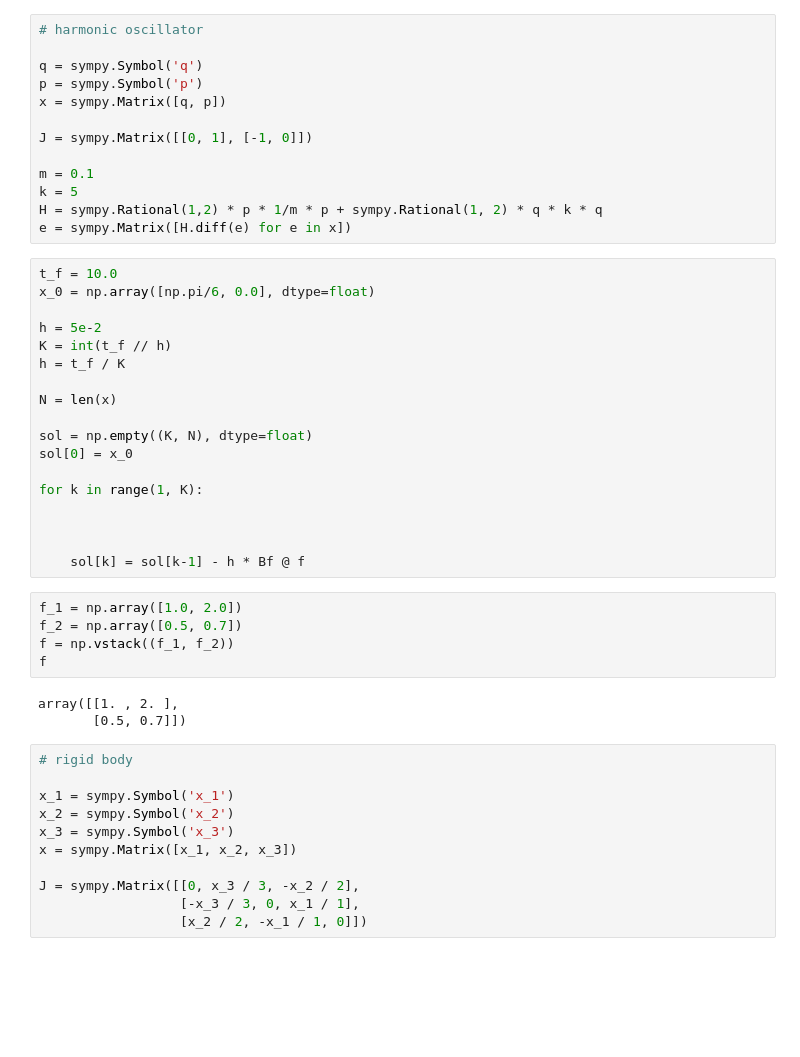
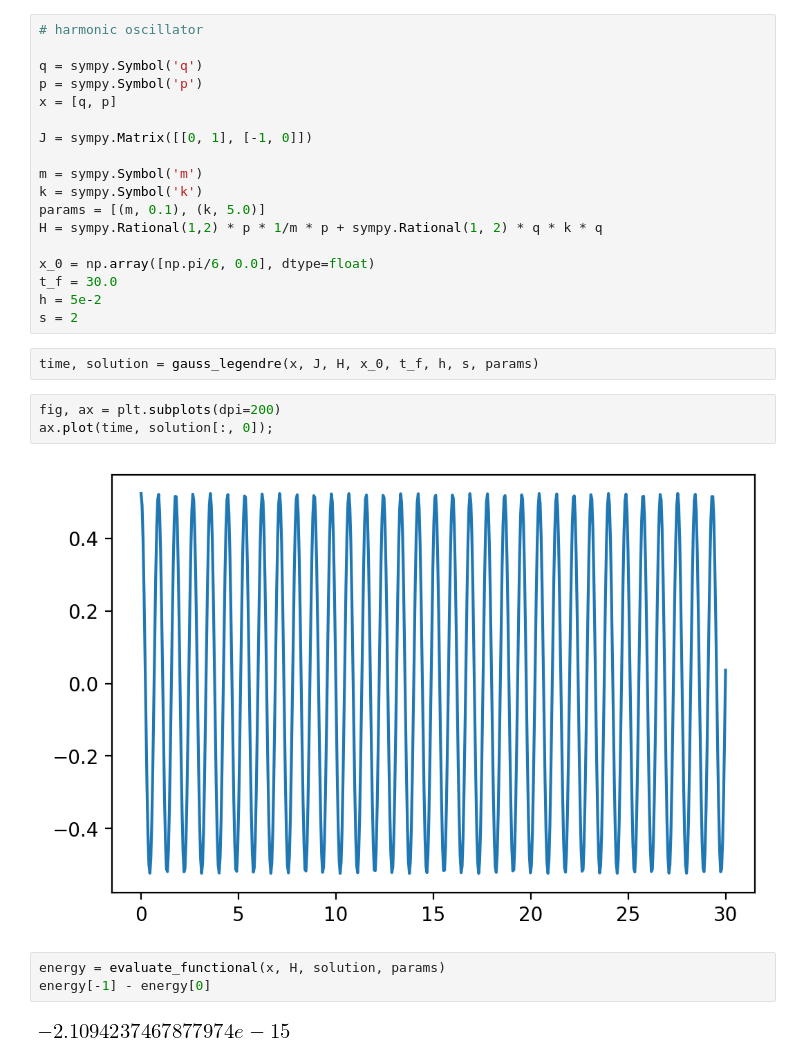
Before and after one commit to MarkusLohmayer/master-thesis-code, a Jupyter notebook: Gauss-Legendre.ipynb, the cells around one changed output. Drawn from its saved outputs; the diff is of its cells as text; blank space fills up the shorter version.

Commit message:
implemented Gauss-Legendre collocation methods

```diff
--- a/Gauss-Legendre.ipynb
+++ b/Gauss-Legendre.ipynb
@@ -281,48 +15,28 @@ array([0.5, 0.5])
 
 q = sympy.Symbol('q')
 p = sympy.Symbol('p')
-x = sympy.Matrix([q, p])
+x = [q, p]
 
 J = sympy.Matrix([[0, 1], [-1, 0]])
 
-m = 0.1
-k = 5
+m = sympy.Symbol('m')
+k = sympy.Symbol('k')
+params = [(m, 0.1), (k, 5.0)]
 H = sympy.Rational(1,2) * p * 1/m * p + sympy.Rational(1, 2) * q * k * q
-e = sympy.Matrix([H.diff(e) for e in x])
+
+x_0 = np.array([np.pi/6, 0.0], dtype=float)
+t_f = 30.0
+h = 5e-2
+s = 2
-# %%
-t_f = 10.0
-x_0 = np.array([np.pi/6, 0.0], dtype=float)
-
-h = 5e-2
-K = int(t_f // h)
-h = t_f / K
-
-N = len(x)
-
-sol = np.empty((K, N), dtype=float)
-sol[0] = x_0
-
-for k in range(1, K):
-
-
-
-    sol[k] = sol[k-1] - h * Bf @ f
-# %%
-f_1 = np.array([1.0, 2.0])
-f_2 = np.array([0.5, 0.7])
-f = np.vstack((f_1, f_2))
-f
-# %% [output]
-array([[1. , 2. ],
-       [0.5, 0.7]])
-# %%
-# rigid body
-
-x_1 = sympy.Symbol('x_1')
-x_2 = sympy.Symbol('x_2')
-x_3 = sympy.Symbol('x_3')
-x = sympy.Matrix([x_1, x_2, x_3])
-
-J = sympy.Matrix([[0, x_3 / 3, -x_2 / 2],
-                  [-x_3 / 3, 0, x_1 / 1],
-                  [x_2 / 2, -x_1 / 1, 0]])
+# %%
+time, solution = gauss_legendre(x, J, H, x_0, t_f, h, s, params)
+# %%
+fig, ax = plt.subplots(dpi=200)
+ax.plot(time, solution[:, 0]);
+# %% [output]
+[figure, added]
+# %%
+energy = evaluate_functional(x, H, solution, params)
+energy[-1] - energy[0]
+# %% [output]
+[figure, added]
```
Also changed, not shown: parts of 13 cells of this notebook, 6 other files.
